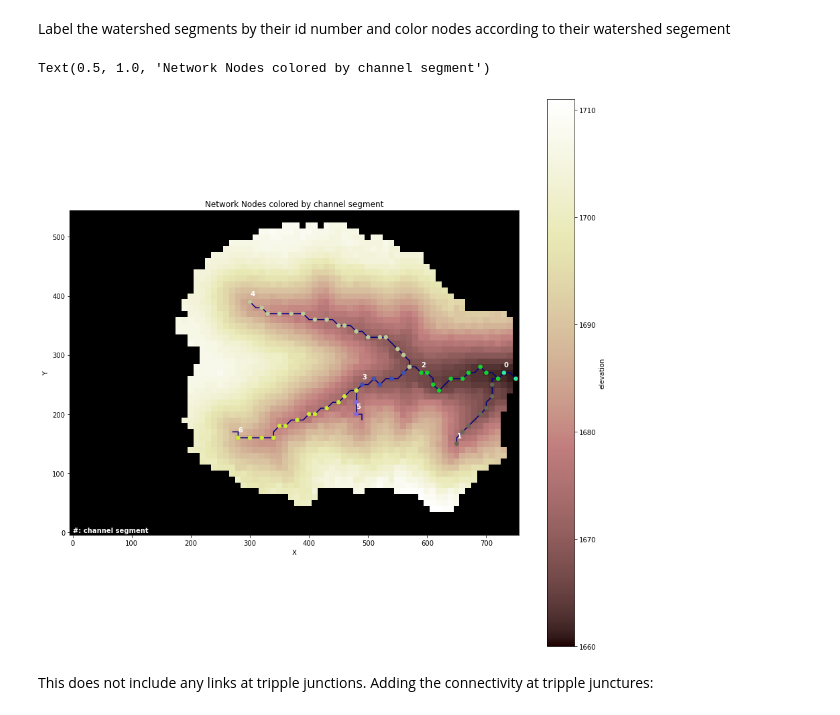
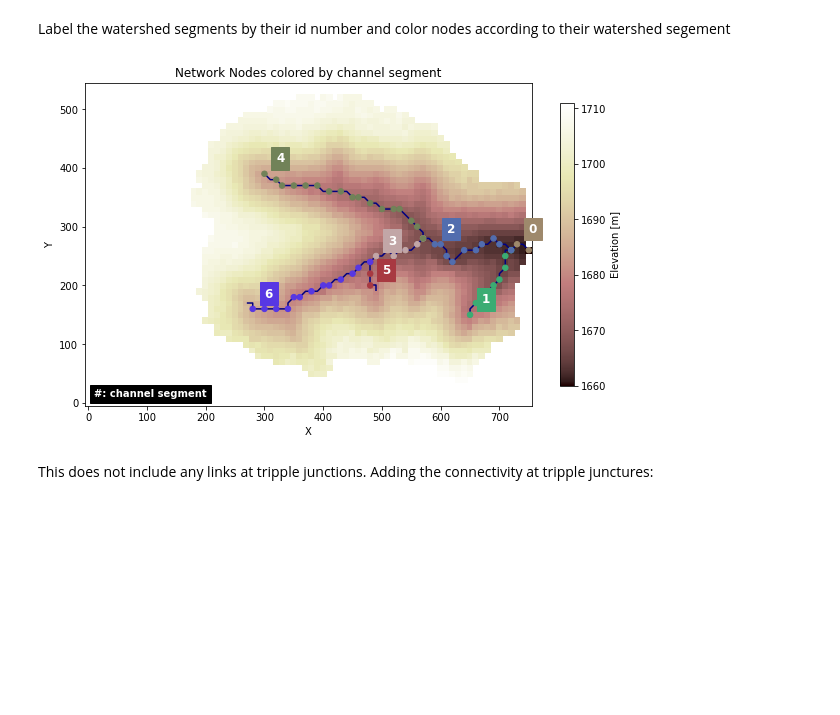
Before and after one commit to espin-2020/fluvial, a Jupyter notebook: fluvial_group.ipynb, the cells around one changed output. Saved outputs shown, nothing was run; the diff lists cells and outputs as text; code cells hidden in the pictures; blank space fills up the shorter version.

```diff
--- a/fluvial_group.ipynb
+++ b/fluvial_group.ipynb
@@ -247,33 +246,33 @@ uniq_y_of_nodes = xy_df.drop_duplicates()['y'].values
 # %% [markdown]
 Label the watershed segments by their id number and color nodes according to their watershed segement
 # %%
-plt.figure(figsize = (15,15))
-profiler.plot_profiles_in_map_view(colorbar_label='elevation')
+plt.figure(figsize = (10,8))
+profiler.plot_profiles_in_map_view(\
+    colorbar_label='Elevation [m]',shrink=0.65,\
+    color_for_closed=None,output=False)
 plt.scatter(x_of_nodes, y_of_nodes, c=colors_nodes, s=30, zorder=2)
 
 #hacky way to label channel segments with #s -------
 node_id = 0 #dummy counter
 idx_x = [] #store indexes to acces x,y location of last node on channel
 #loop through channels, get node index
 for node_len in nodes_per_segment:
     node_id+=node_len
     idx_x.append(node_id-1)
 #plot numbers at last node for each channel seg
 for i in range(n_channel_segs):
-    plt.text(x_of_nodes[idx_x[i]],
-             y_of_nodes[idx_x[i]]+10,
+    plt.text(x_of_nodes[idx_x[i]]+20,
+             y_of_nodes[idx_x[i]]+20,
              '%d'%i,
-             color='white',
-             fontweight='bold')
-plt.text(0,0,
-         '#: channel segment',
-         color='white',
+             color='white',backgroundcolor=colors[i],
+             fontweight='bold',fontsize="large")
+plt.text(10,10,'#: channel segment',
+         color='white', backgroundcolor="black",
          fontweight='bold')
-#---------------------------------------------------
 plt.title('Network Nodes colored by channel segment')
+plt.show()
 # %% [output]
-Text(0.5, 1.0, 'Network Nodes colored by channel segment')
-[figure, old version]
+[figure, new version]
 # %% [markdown]
 This does not include any links at tripple junctions. Adding the connectivity at tripple junctures:
 # %%
```
Also changed, not shown: parts of 5 cells of this notebook.
